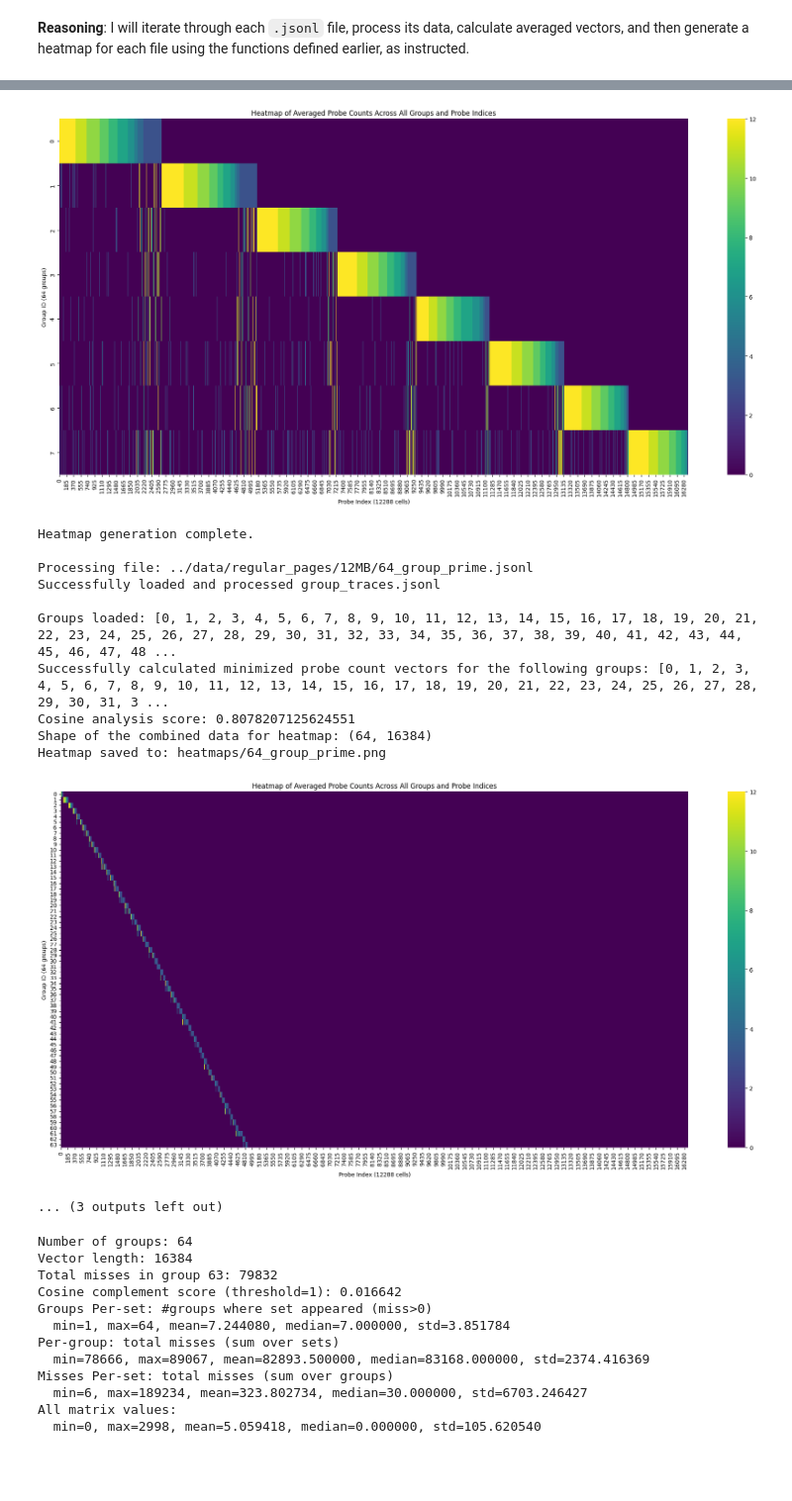
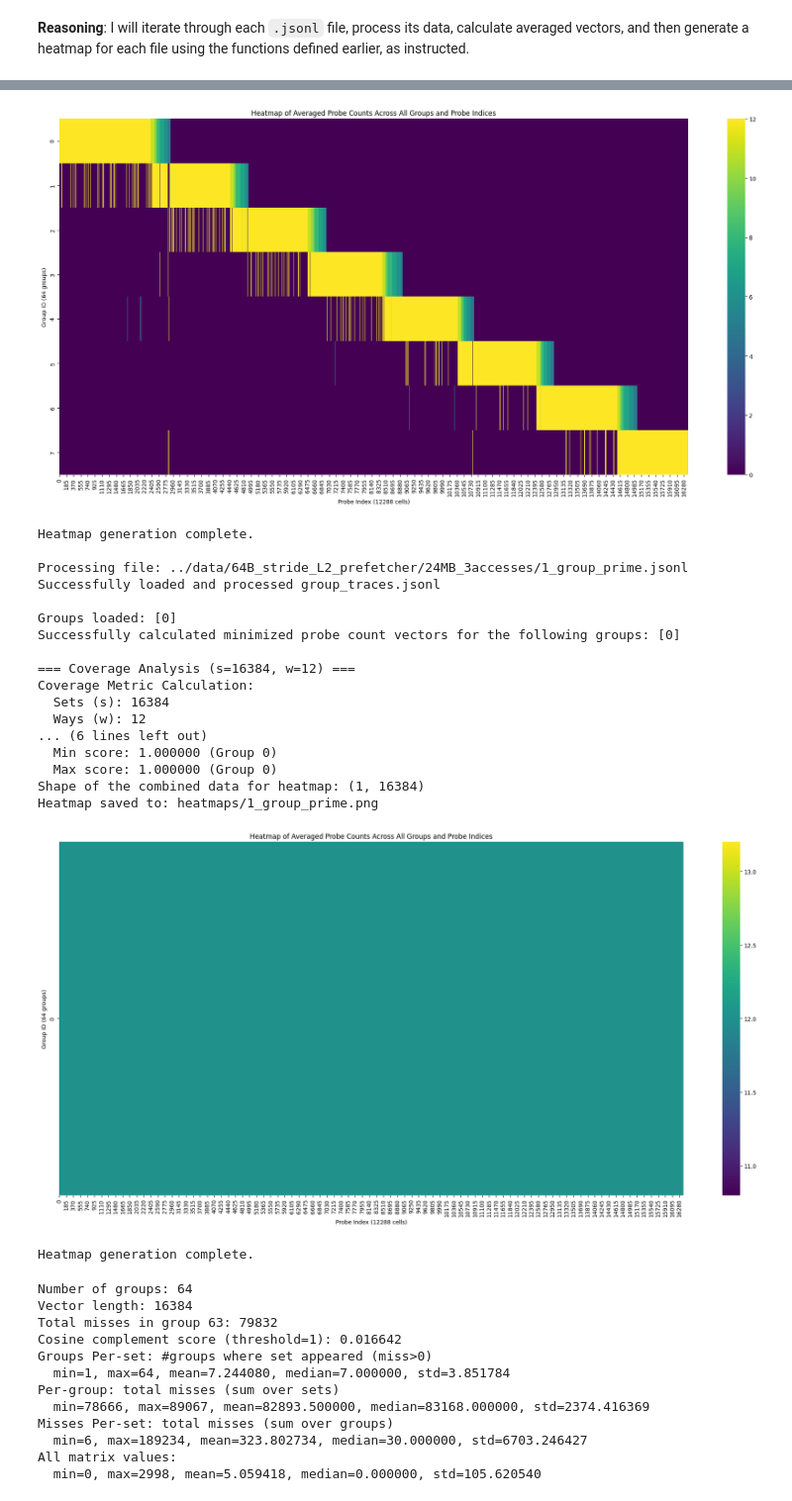
Before and after one commit to GoldfarbMichael/lazyMapping, a Jupyter notebook: analysis/heatmap.ipynb, the cells around one changed output, grey strips where cells are left out. Shown at 99% size. Drawn from its saved outputs; the diff is of its cells as text; code cells hidden in the pictures; blank space fills up the shorter version.

Commit message:
lazy groups with mastik mapping, 3 acceses to address to win the replacement policy

```diff
--- a/analysis/heatmap.ipynb
+++ b/analysis/heatmap.ipynb
@@ -21,7 +21,7 @@ def load_and_process_data(file_path):
                         'vector_length': 0
                     }
 
-                if len(processed_data[group_id]['probe_counts_vectors']) < 30:
+                if len(processed_data[group_id]['probe_counts_vectors']) < 100:
                     processed_data[group_id]['probe_counts_vectors'].append(current_probe_counts_vector)
 
                 if processed_data[group_id]['vector_length'] == 0 and current_probe_counts_vector:
@@ -257,7 +257,10 @@ def run_coverage_analysis(minimized_vectors_per_group, s, w):
 # %%
 
 # jsonl_files = glob.glob('../data/24MB/*.jsonl')
-jsonl_files = glob.glob('../data/regular_pages/12MB/*.jsonl')
+jsonl_files = glob.glob('../data/64B_stride_L2_prefetcher/24MB_3accesses/*.jsonl')
+# jsonl_files = glob.glob('../data/regular_pages/12MB/*.jsonl')
+# jsonl_files = glob.glob('../data/spam/*.jsonl')
+
 
 print("Found JSONL files:", jsonl_files)
 # %% [output]
@@ -288,7 +291,7 @@ for file_path in jsonl_files:
         else:
             # Use override=True for other files
             run_cosine_analysis(minimized_vectors_per_group, threshold=1)
-            reordered_vectors, col_order = hierarchical_group_sort(minimized_vectors_per_group, threshold=3, override=True)
+            reordered_vectors, col_order = hierarchical_group_sort(minimized_vectors_per_group, threshold=5, override=True)
 
 
 
@@ -355,18 +358,25 @@ Cosine analysis score: 0.7768652638091023
 Shape of the combined data for heatmap: (8, 16384)
 Heatmap saved to: heatmaps/8_group_prime.png
-[figure, old version]
+[figure, new version]
 Heatmap generation complete.
 
-Processing file: ../data/regular_pages/12MB/64_group_prime.jsonl
+Processing file: ../data/64B_stride_L2_prefetcher/24MB_3accesses/1_group_prime.jsonl
 Successfully loaded and processed group_traces.jsonl
 
-Groups loaded: [0, 1, 2, 3, 4, 5, 6, 7, 8, 9, 10, 11, 12, 13, 14, 15, 16, 17, 18, 19, 20, 21, 22, 23, 24, 25, 26, 27, 28, 29, 30, 31, 32, 33, 34, 35, 36, 37, 38, 39, 40, 41, 42, 43, 44, 45, 46, 47, 48 ...
-Successfully calculated minimized probe count vectors for the following groups: [0, 1, 2, 3, 4, 5, 6, 7, 8, 9, 10, 11, 12, 13, 14, 15, 16, 17, 18, 19, 20, 21, 22, 23, 24, 25, 26, 27, 28, 29, 30, 31, 3 ...
-Cosine analysis score: 0.8078207125624551
-Shape of the combined data for heatmap: (64, 16384)
-Heatmap saved to: heatmaps/64_group_prime.png
+Groups loaded: [0]
+Successfully calculated minimized probe count vectors for the following groups: [0]
+
+=== Coverage Analysis (s=16384, w=12) ===
+Coverage Metric Calculation:
+  Sets (s): 16384
+  Ways (w): 12
+... (6 lines left out)
+  Min score: 1.000000 (Group 0)
+  Max score: 1.000000 (Group 0)
+Shape of the combined data for heatmap: (1, 16384)
+Heatmap saved to: heatmaps/1_group_prime.png
-[figure, old version]
+[figure, new version]
-... (3 outputs left out)
+Heatmap generation complete.
 # %%
 def create_group_missed_sets_matrix(jsonl_files):
     """
```
Also changed, not shown: parts of 2 cells of this notebook, 3 other files.
